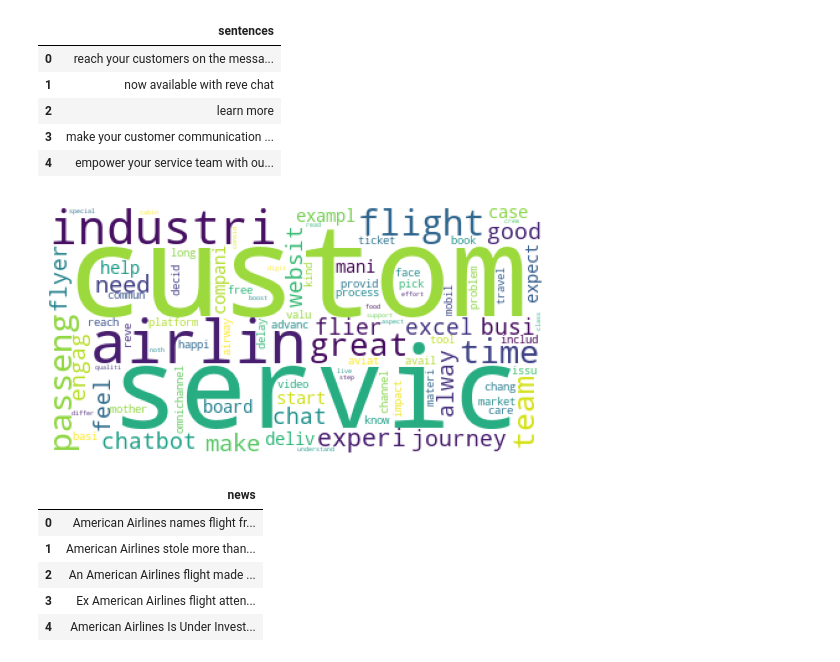
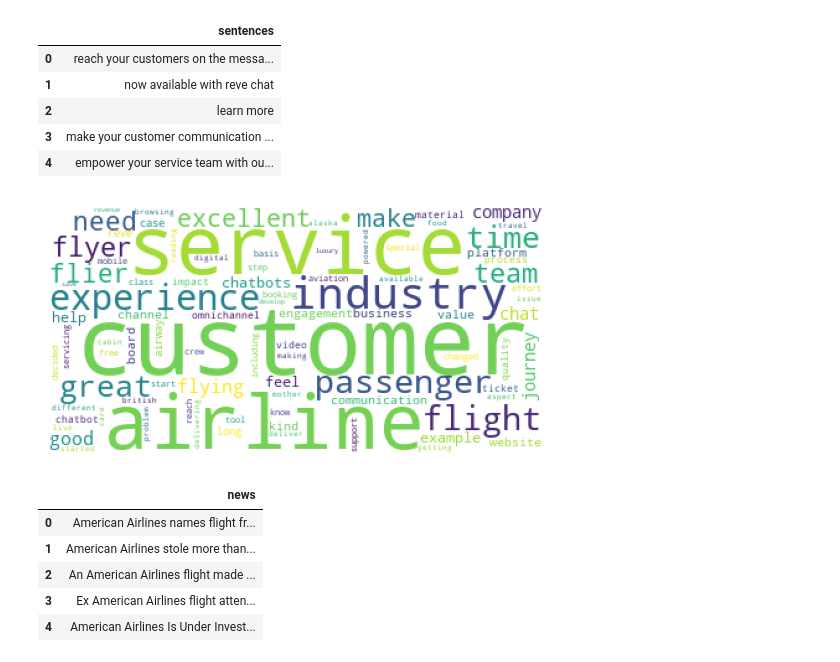
Before and after one commit to vatshivam/what_the_text, a Jupyter notebook: data_viz.ipynb, the cells around one changed output. Cells and saved outputs as stored; diff of their text form; code cells hidden in the pictures.

Commit message:
added content

```diff
--- a/data_viz.ipynb
+++ b/data_viz.ipynb
@@ -32,15 +32,20 @@ def clean_columns(data):
     return data
 
 def create_wordcloud(rawdata,vectorizer):
-    tfidf_data = vectorizer.fit_transform(rawdata)
-    tfidf_df = pd.DataFrame(tfidf_data.toarray(),columns=tfidf.get_feature_names_out())
-    tfidf_df = clean_columns(tfidf_df)
-    cloud = wordcloud.WordCloud(background_color="white", max_words=100).generate_from_frequencies(tfidf_df.T.sum(axis=1))
+    fitted_data = vectorizer.fit_transform(rawdata)
+    fitted_data_df = None
+    if 'get_feature_names_out' in dir(vectorizer):
+        fitted_data_df = pd.DataFrame(fitted_data.toarray(),columns=vectorizer.get_feature_names_out())
+    else:
+        fitted_data_df = pd.DataFrame(fitted_data.toarray(),columns=vectorizer.vocabulary_())
+    fitted_data_df = clean_columns(fitted_data_df)
+    cloud = wordcloud.WordCloud(background_color="white", max_words=100).generate_from_frequencies(fitted_data_df.T.sum(axis=1))
     plt.imshow(cloud)
     plt.axis("off")
     plt.show()
 # %%
 tfidf = TfidfVectorizer(input = "content", max_features=100, tokenizer = my_stemmer, stop_words='english')
+countvec = CountVectorizer(input = "content", max_features=100, tokenizer = my_lemmer, stop_words='english')
 # %%
 scraped_data = pd.read_csv("scraped_data.csv",index_col=0)
 # %%
@@ -53,9 +58,9 @@ scraped_data.head()
 | 3 | make your customer communication ... |
 | 4 | empower your service team with ou... |
 # %%
-create_wordcloud(list(scraped_data.sentences),tfidf)
+create_wordcloud(list(scraped_data.sentences),countvec)
 # %% [output]
-[figure, old version]
+[figure, new version]
 # %%
 newsapi_data = pd.read_csv("newsapi_data.csv",index_col=0)
 # %%
```
Also changed, not shown: parts of 2 cells of this notebook, 11 other files.
